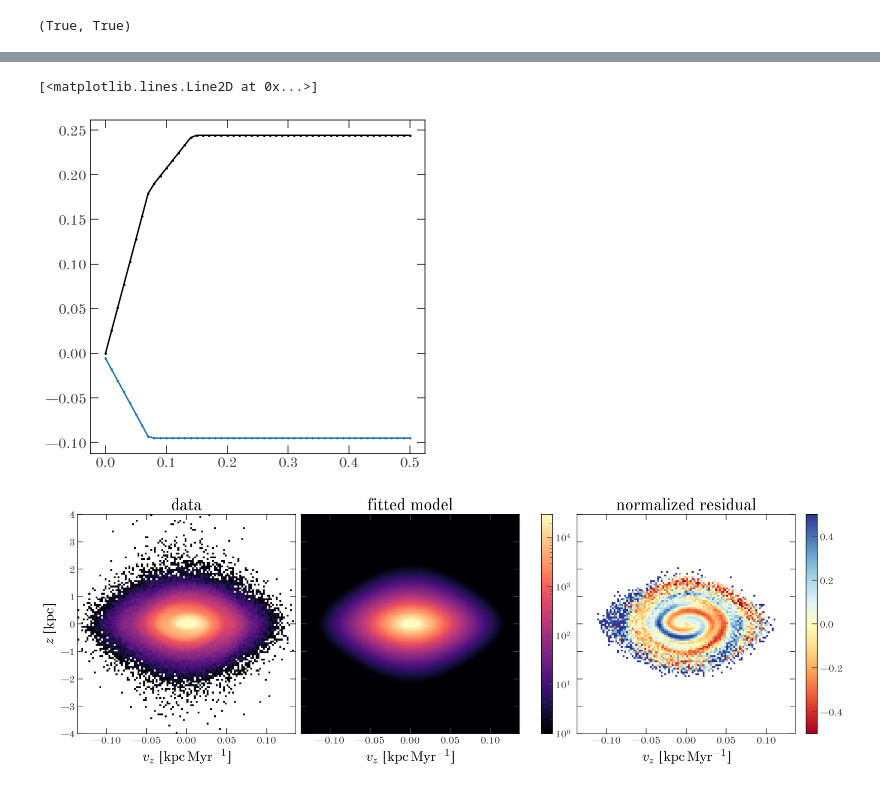
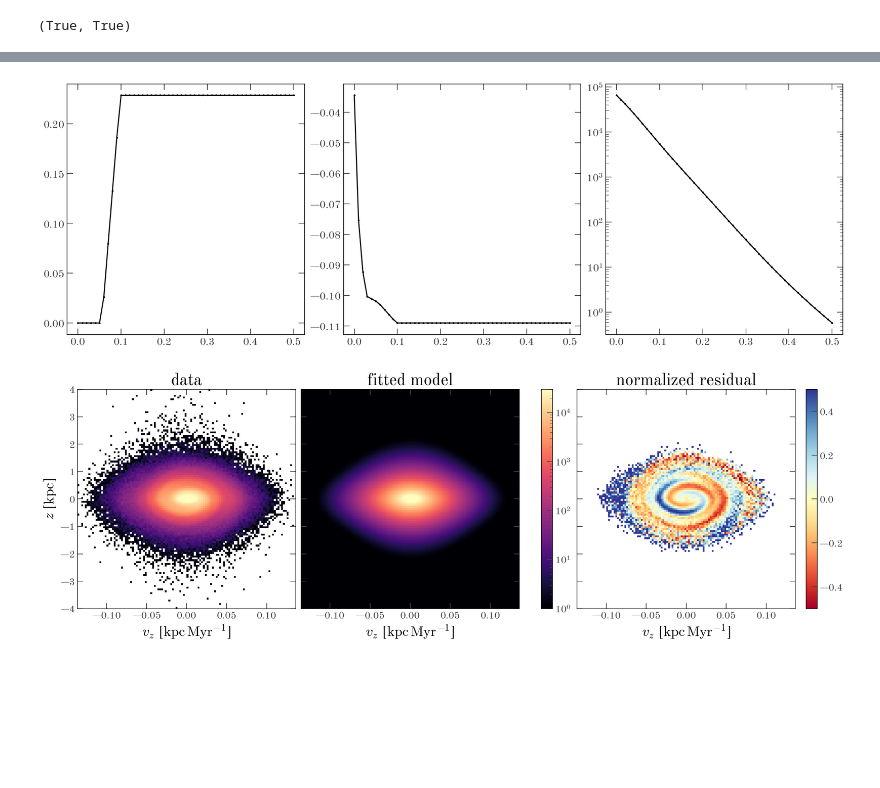
Before and after one commit to adrn/SnailTime, a Jupyter notebook: notebooks/Matched-filter.ipynb, the cells around one changed output, grey strips where cells are left out. Drawn from its saved outputs; the diff is of its cells as text; code cells hidden in the pictures; blank space fills up the shorter version.

```diff
--- a/notebooks/Matched-filter.ipynb
+++ b/notebooks/Matched-filter.ipynb
@@ -115,7 +122,9 @@ np.isfinite(de2_de24[0]).all(), np.isfinite(de4_de24[1]).all()
 # %%
 # jax.grad(model.objective)(bounds_r, **data_H)
 # %%
-res = model.optimize(params0, bounds=(bounds_l, bounds_r), **data_H,
-                     jaxopt_kwargs=dict(options=dict(maxls=1000, disp=False)))
+res = model.optimize(
+    params0, bounds=(bounds_l, bounds_r), **data_H,
+    jaxopt_kwargs=dict(options=dict(maxls=1000, disp=False))
+)
 res.state
 # %% [output]
@@ -137,11 +146,15 @@ res.params
-# %%
-plot_rz = np.linspace(0, 0.5, 51)
-e2s, e4s = model.get_e2_e4(plot_rz, res.params['e2_vals'], res.params['e4_vals'])
-plt.plot(plot_rz, e2s)
-plt.plot(plot_rz, e4s)
-# %% [output]
-[<matplotlib.lines.Line2D at 0x...>]
-[figure, removed]
+# %%
+plot_rz = np.linspace(0, 0.5, 51)
+e2s, e4s = model.get_e2_e4(plot_rz, res.params['e2_vals'], res.params['e4_vals'])
+dens = np.exp(model.get_ln_dens(plot_rz, res.params['ln_dens_vals']))
+
+fig, axes = plt.subplots(1, 3, figsize=(15, 5), constrained_layout=True)
+axes[0].plot(plot_rz, e2s)
+axes[1].plot(plot_rz, e4s)
+axes[2].plot(plot_rz, dens)
+axes[2].set_yscale('log')
+# %% [output]
+[figure, added]
 # %%
 vlim = dict(norm=mpl.colors.LogNorm(vmax=3e4))
 
```
Also changed, not shown: parts of 16 cells of this notebook, 1 other file.
